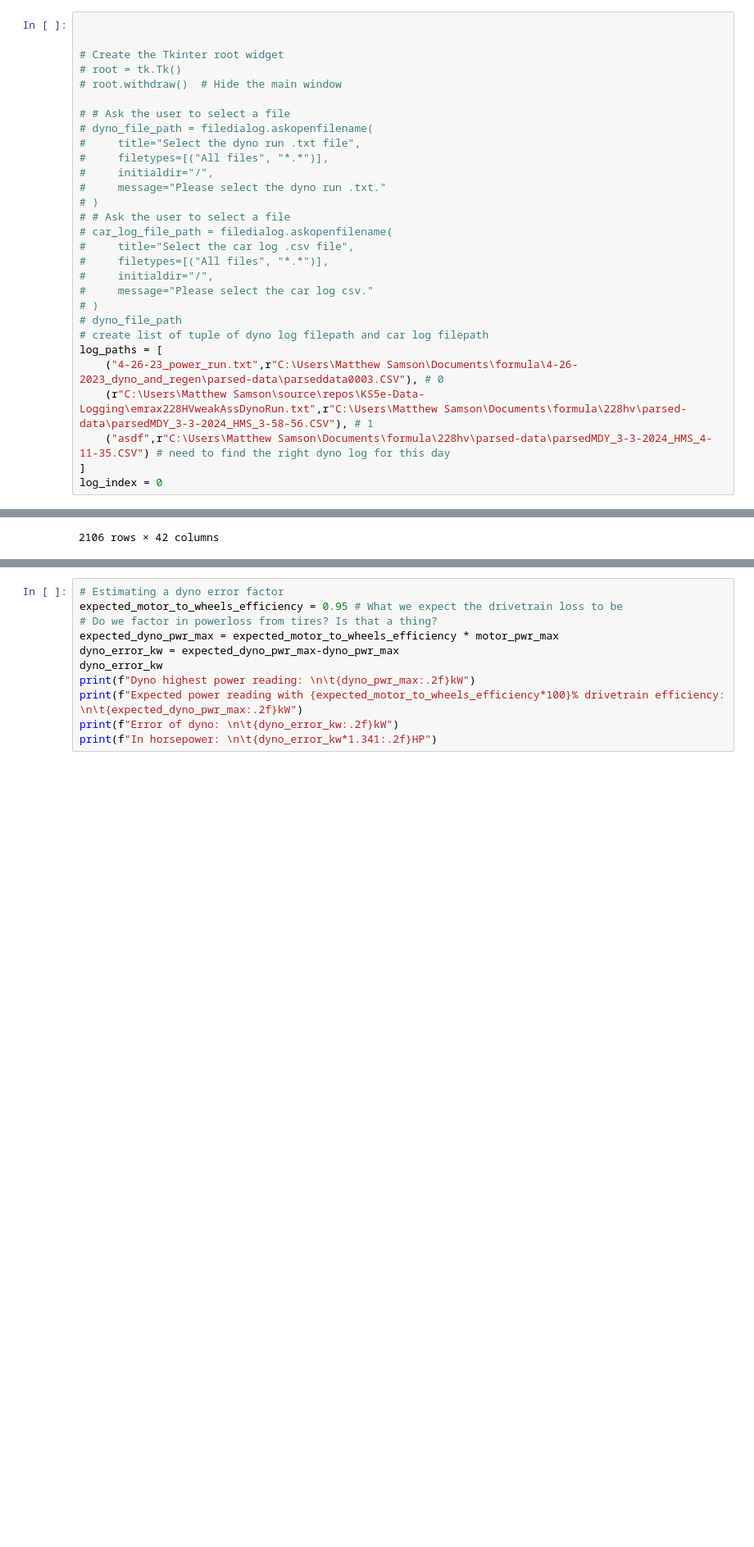
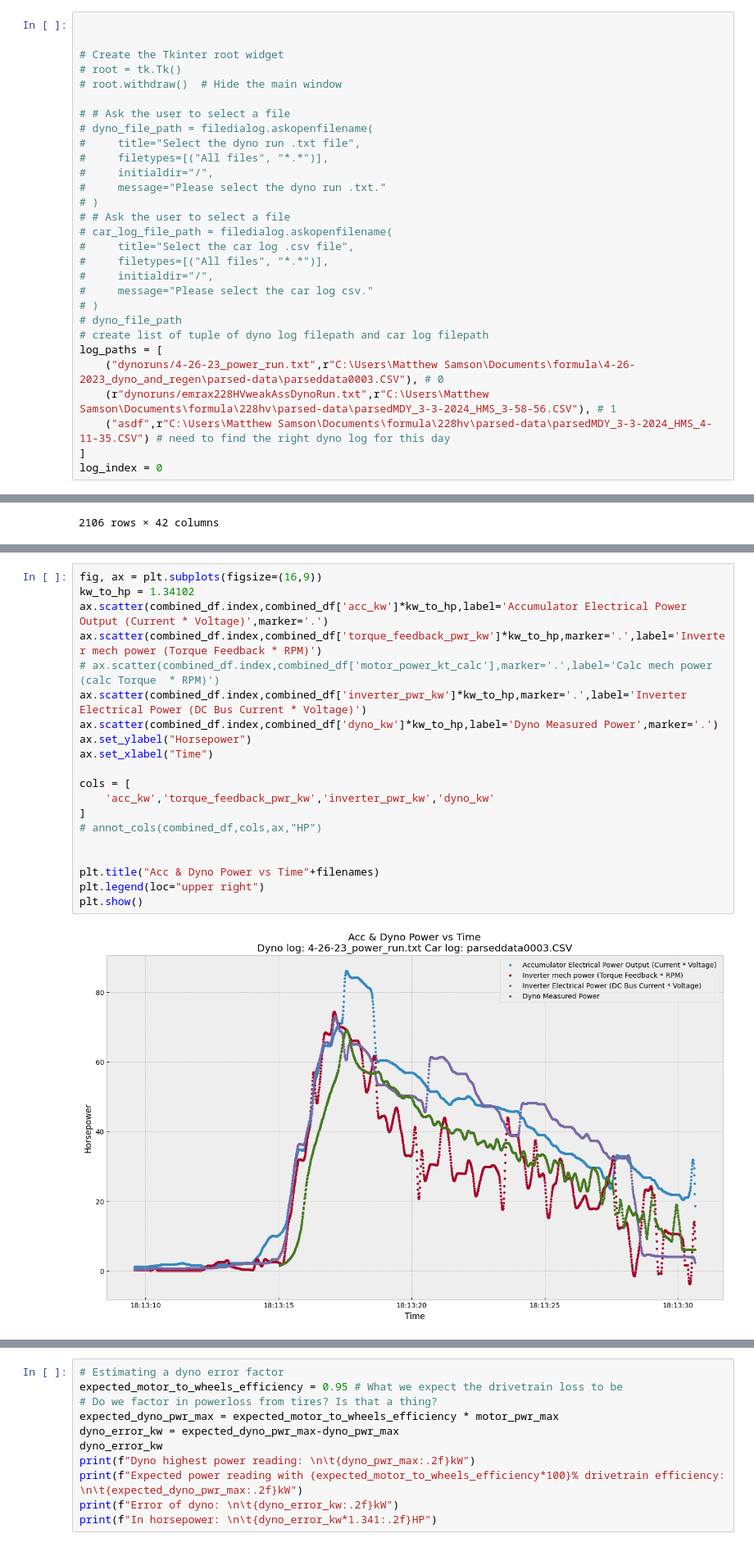
Before and after one commit to KSU-MS/python-data-analysis, a Jupyter notebook: motor_power_graphs.ipynb, the cells around one changed output, grey strips where cells are left out. Shown at 82% size. Saved outputs shown, nothing was run; the diff lists cells and outputs as text; blank space fills up the shorter version.

```diff
--- a/motor_power_graphs.ipynb
+++ b/motor_power_graphs.ipynb
@@ -39,8 +37,8 @@ plt.style.use('bmh')
 # dyno_file_path
 # create list of tuple of dyno log filepath and car log filepath
 log_paths = [
-    ("4-26-23_power_run.txt",r"C:\Users\Matthew Samson\Documents\formula\4-26-2023_dyno_and_regen\parsed-data\parseddata0003.CSV"), # 0
-    (r"C:\Users\Matthew Samson\source\repos\KS5e-Data-Logging\emrax228HVweakAssDynoRun.txt",r"C:\Users\Matthew Samson\Documents\formula\228hv\parsed-data\parsedMDY_3-3-2024_HMS_3-58-56.CSV"), # 1
+    ("dynoruns/4-26-23_power_run.txt",r"C:\Users\Matthew Samson\Documents\formula\4-26-2023_dyno_and_regen\parsed-data\parseddata0003.CSV"), # 0
+    (r"dynoruns/emrax228HVweakAssDynoRun.txt",r"C:\Users\Matthew Samson\Documents\formula\228hv\parsed-data\parsedMDY_3-3-2024_HMS_3-58-56.CSV"), # 1
     ("asdf",r"C:\Users\Matthew Samson\Documents\formula\228hv\parsed-data\parsedMDY_3-3-2024_HMS_4-11-35.CSV") # need to find the right dyno log for this day
 ]
 log_index = 0
@@ -599,6 +597,28 @@ Column: torque_feedback_pwr_kw Xmax: 2023-04-26 18:13:17.080000 Ymax: 55.4089832
 Column: inverter_pwr_kw Xmax: 2023-04-26 18:13:17.120000 Ymax: 54.467045593813914 Units: kW
 Column: dyno_kw Xmax: 2023-04-26 18:13:17.550000 Ymax: 51.4765100671141 Units: kW
 [figure]
+# %%
+fig, ax = plt.subplots(figsize=(16,9))
+kw_to_hp = 1.34102
+ax.scatter(combined_df.index,combined_df['acc_kw']*kw_to_hp,label='Accumulator Electrical Power Output (Current * Voltage)',marker='.')
+ax.scatter(combined_df.index,combined_df['torque_feedback_pwr_kw']*kw_to_hp,marker='.',label='Inverter mech power (Torque Feedback * RPM)')
+# ax.scatter(combined_df.index,combined_df['motor_power_kt_calc'],marker='.',label='Calc mech power (calc Torque  * RPM)')
+ax.scatter(combined_df.index,combined_df['inverter_pwr_kw']*kw_to_hp,marker='.',label='Inverter Electrical Power (DC Bus Current * Voltage)')
+ax.scatter(combined_df.index,combined_df['dyno_kw']*kw_to_hp,label='Dyno Measured Power',marker='.')
+ax.set_ylabel("Horsepower")
+ax.set_xlabel("Time")
+
+cols = [
+    'acc_kw','torque_feedback_pwr_kw','inverter_pwr_kw','dyno_kw'
+]
+# annot_cols(combined_df,cols,ax,"HP")
+
+
+plt.title("Acc & Dyno Power vs Time"+filenames)
+plt.legend(loc="upper right")
+plt.show()
+# %% [output]
+[figure, added]
 # %%
 def calculate_efficiency(input_value, output_value):
     # print(f"In: {input_value:.2f} Out: {output_value:.2f}")
```
Also changed, not shown: parts of 4 cells of this notebook, 20 other files.
